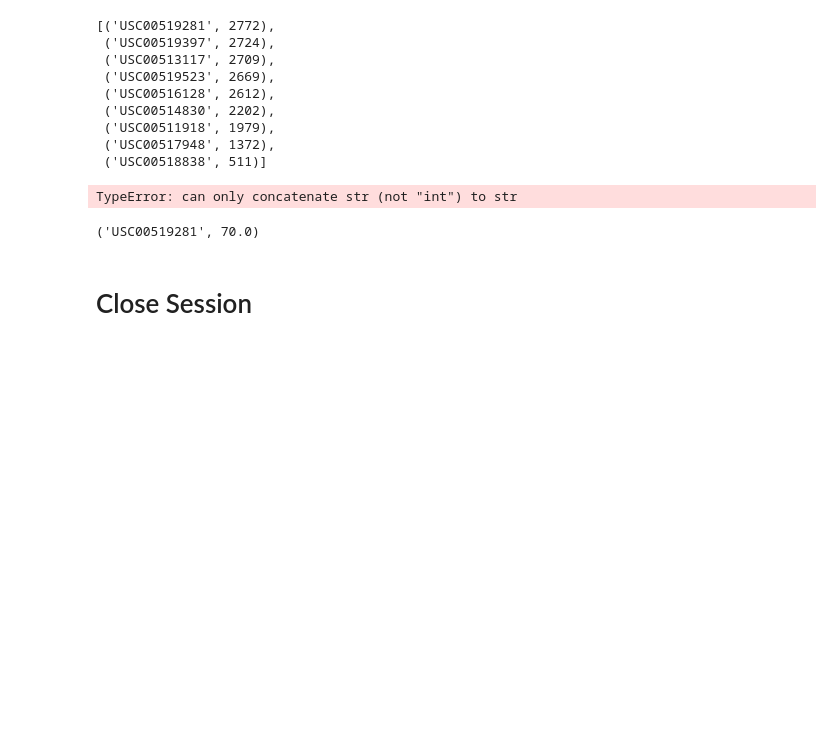
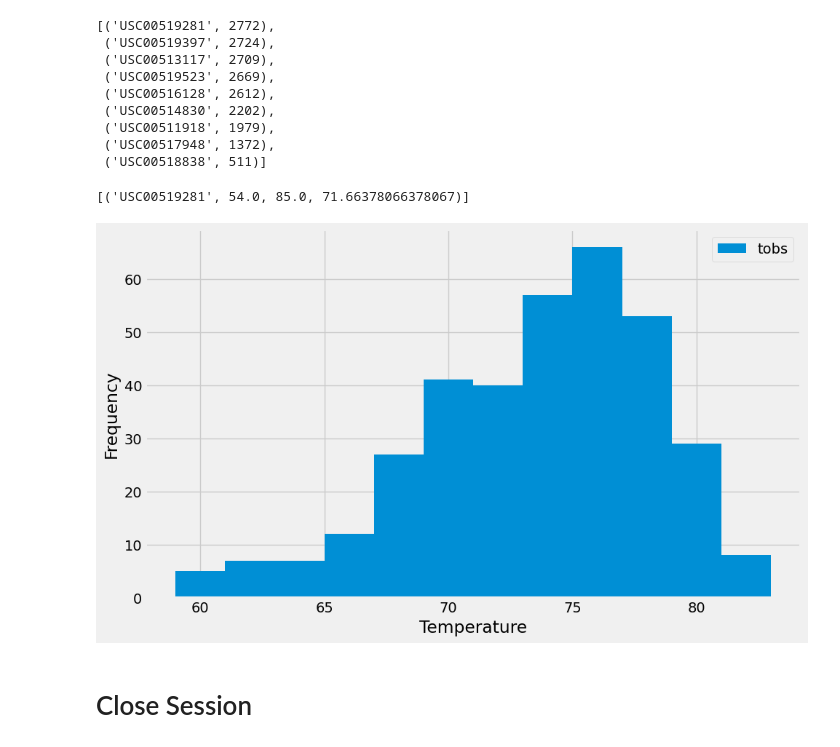
Before and after one commit to joeldemontigny/sqlalchemy-challenge, a Jupyter notebook: SurfsUp/climate_starter.ipynb, the cells around one changed output. Cells and saved outputs as stored; diff of their text form; code cells hidden in the pictures; blank space fills up the shorter version.

```diff
--- a/SurfsUp/climate_starter.ipynb
+++ b/SurfsUp/climate_starter.ipynb
@@ -112,21 +109,26 @@ most_active.all()
  ('USC00518838', 511)]
 # %%
 # Using the most active station id from the previous query, calculate the lowest, highest, and average temperature.
-most_active_station = session.query(measurement.station, measurement.tobs).filter(measurement.station == 'USC00519281')
-#most_active_station.first()
-
-#using the top station, pull max, min, and mean temps
-temps = most_active_station['tobs']
-print (temps)
+session.query(measurement.station, func.min(measurement.tobs),\
+            func.max(measurement.tobs), func.avg(measurement.tobs)).\
+            filter(measurement.station== 'USC00519281').all()
 # %% [output]
-TypeError: can only concatenate str (not "int") to str
+[('USC00519281', 54.0, 85.0, 71.66378066378067)]
 # %%
 # Using the most active station id
-# Query the last 12 months of temperature observation data for this station and plot the results as a histogram
-active_station = session.query(measurement.station, measurement.tobs).filter(measurement.station == 'USC00519281')
-active_station.first()
+# Query the last 12 months of temperature observation (TOBS) data for this station and plot the results as a histogram
+active_station = session.query(measurement.tobs).filter(measurement.station == 'USC00519281').\
+                            filter(measurement.date >= yearago).all()
+station_df = pd.DataFrame(active_station)
+# Use Pandas Plotting with Matplotlib to plot the data
+station_df.plot(kind = 'hist', figsize = (10,6), bins = 12)
+plt.xlabel('Temperature')
+plt.ylabel('Frequency')
+plt.legend(['tobs'])
+plt.tight_layout()
+plt.show()
 # %% [output]
-('USC00519281', 70.0)
+[figure, added]
 # %% [markdown]
 # Close Session
 # %%
```
Also changed, not shown: parts of 1 cell of this notebook.
